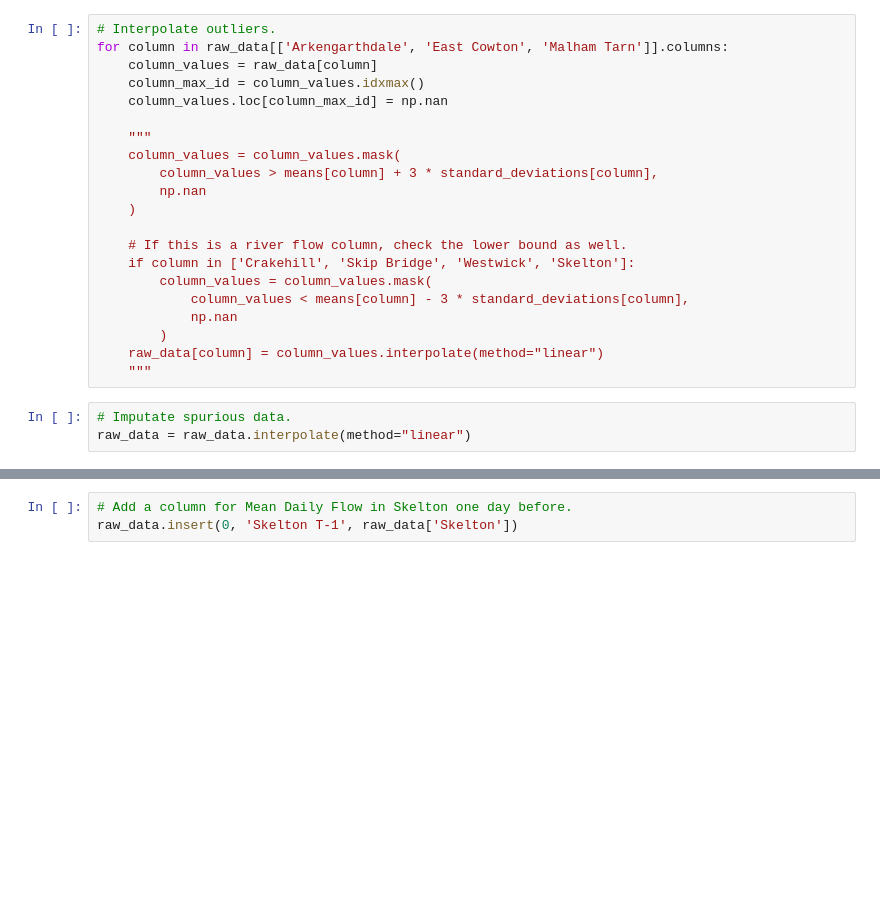
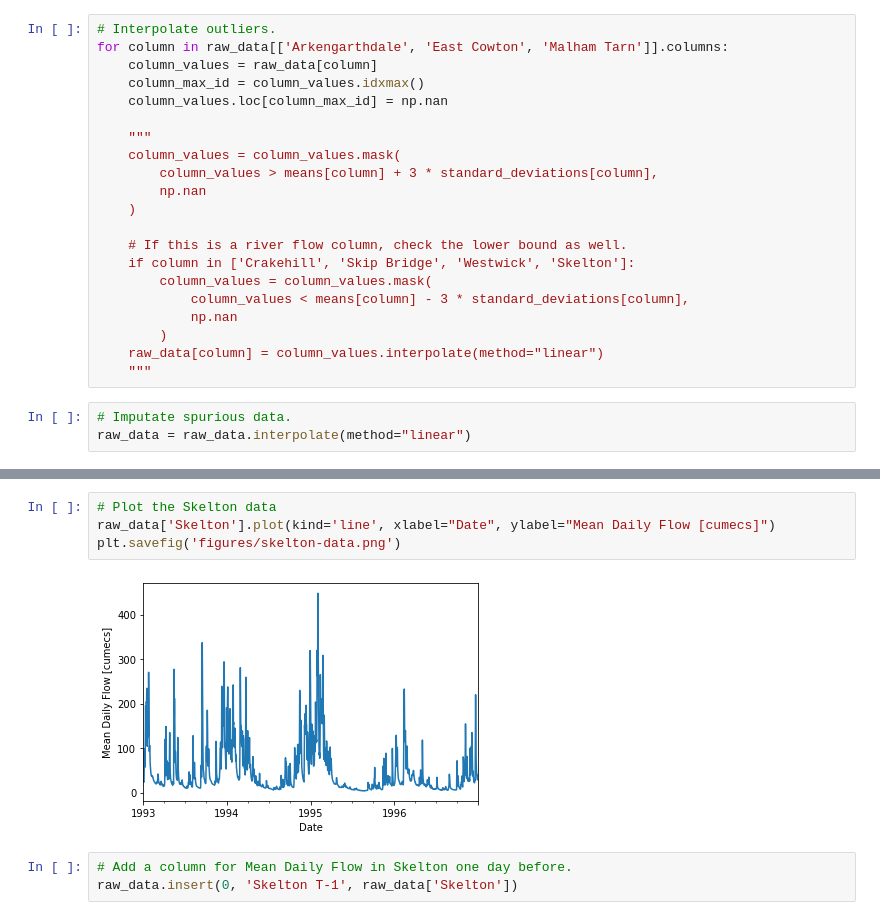
Before and after one commit to czuhajster/neural_network, a Jupyter notebook: Data-Preprocessing.ipynb, the cells around one changed output, grey strips where cells are left out. Drawn from its saved outputs; the diff is of its cells as text; blank space fills up the shorter version.

```diff
--- a/Data-Preprocessing.ipynb
+++ b/Data-Preprocessing.ipynb
@@ -87,3 +146,9 @@ raw_data[raw_data.isna().any(axis=1)]
+# %%
+# Plot the Skelton data
+raw_data['Skelton'].plot(kind='line', xlabel="Date", ylabel="Mean Daily Flow [cumecs]")
+plt.savefig('figures/skelton-data.png')
+# %% [output]
+[figure, added]
 # %%
 # Add a column for Mean Daily Flow in Skelton one day before.
 raw_data.insert(0, 'Skelton T-1', raw_data['Skelton'])
```
Also changed, not shown: parts of 17 cells of this notebook, 2 other files.
